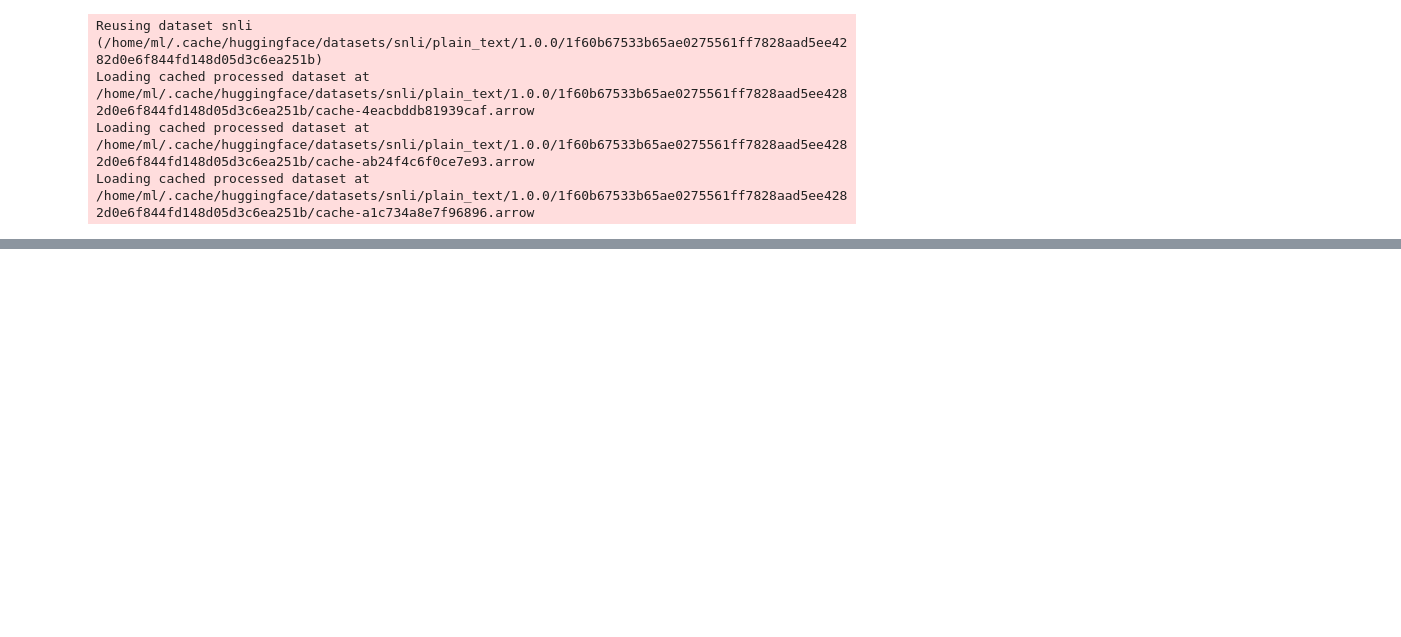
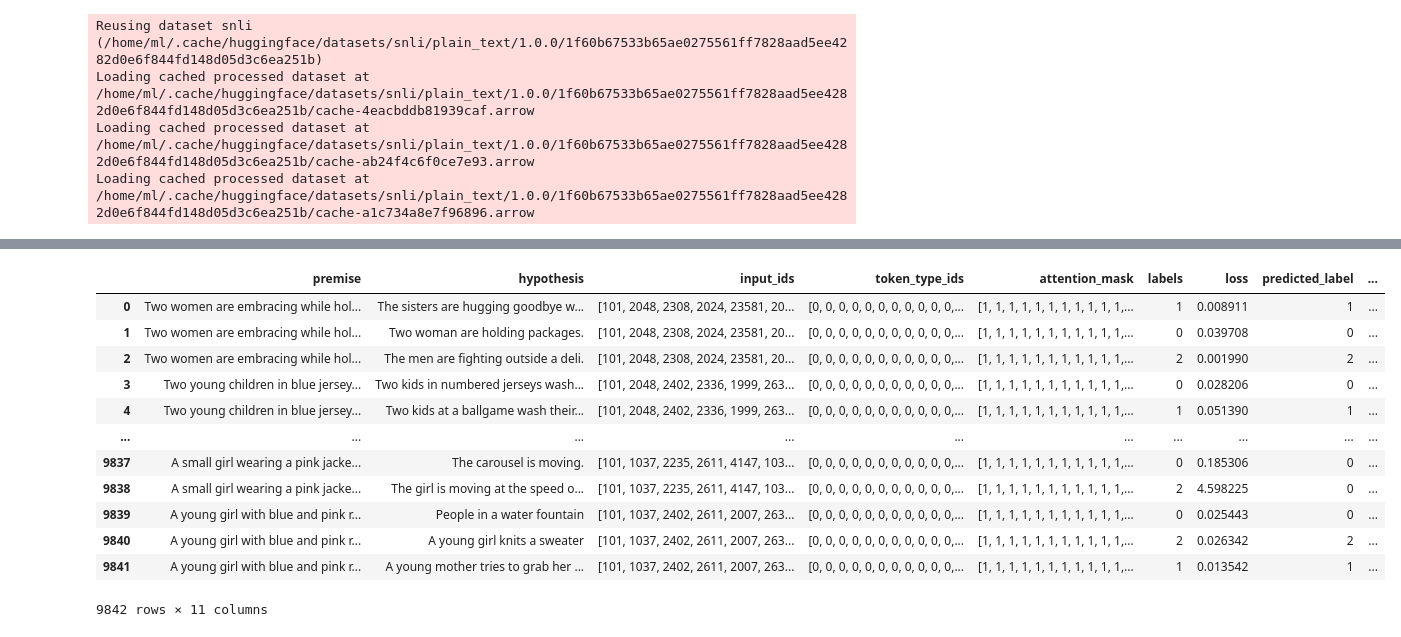
Before and after one commit to Serebryanskiy/nli, a Jupyter notebook: snli.ipynb, the cells around one changed output, grey strips where cells are left out. Cells and saved outputs as stored; diff of their text form; code cells hidden in the pictures; blank space fills up the shorter version.

```diff
--- a/snli.ipynb
+++ b/snli.ipynb
@@ -32,8 +27,8 @@ dataset_name = 'snli_classic/'
 # %% [markdown]
 ## Device check
 # %%
-# device = 'cuda' if torch.cuda.is_available() else 'cpu'
-device = torch.device("cuda:0" if torch.cuda.is_available() else "cpu")
+device = 'cuda' if torch.cuda.is_available() else 'cpu'
+# device = torch.device("cuda:0" if torch.cuda.is_available() else "cpu")
 
 if torch.cuda.is_available():
     print(f'There are {torch.cuda.device_count()} GPU(s) available.')
@@ -157,4 +156,0 @@ eval_dataset_featurized = eval_dataset.map(
-# %%
-for k in eval_dataset_featurized:
-    pass
-    break
@@ -191,0 +163,22 @@ model_inputs
+# %%
+# loss = nn.CrossEntropyLoss()
+model_keys = ['input_ids', 'token_type_ids', 'attention_mask']
+model.to(device)
+eval_samples = []
+attentions = []
+for n, sample in tqdm(enumerate(eval_dataset_featurized), total=len(eval_dataset_featurized)):
+
+    # Change labels depending on whether you're doing NER/Parsing (token classification)
+    # or sentiment classification (sequence classification)
+    # ELECTRA Page linked here: https://huggingface.co/transformers/model_doc/electra.html
+    labels = torch.LongTensor([sample['labels']]).to(device)
+    model_inputs = {k:torch.LongTensor(v).to(device).reshape(1,-1) for k,v in sample.items() if k in model_keys}
+    model_output = model(**model_inputs, labels=labels, output_attentions = True)
+    sample['loss'] = model_output.loss.item()
+    sample['predicted_label'] = model_output.logits[0].argmax().item()
+    for i, logit in enumerate(model_output.logits[0]):
+        sample[f'logit_{i}'] = logit.item()
+
+    # attentions.append([att.detach() for att in  model_output.attentions])
+
+    eval_samples.append(sample)
@@ -191,0 +242,17 @@ model_inputs
+# %%
+eval_df = pd.DataFrame(eval_samples)
+eval_df
+# %% [output]
+|  | premise | hypothesis | input_ids | token_type_ids | attention_mask | labels | loss | predicted_label | ... |
+| 0 | Two women are embracing while hol... | The sisters are hugging goodbye w... | [101, 2048, 2308, 2024, 23581, 20... | [0, 0, 0, 0, 0, 0, 0, 0, 0, 0, 0,... | [1, 1, 1, 1, 1, 1, 1, 1, 1, 1, 1,... | 1 | 0.008911 | 1 | ... |
+| 1 | Two women are embracing while hol... | Two woman are holding packages. | [101, 2048, 2308, 2024, 23581, 20... | [0, 0, 0, 0, 0, 0, 0, 0, 0, 0, 0,... | [1, 1, 1, 1, 1, 1, 1, 1, 1, 1, 1,... | 0 | 0.039708 | 0 | ... |
+| 2 | Two women are embracing while hol... | The men are fighting outside a deli. | [101, 2048, 2308, 2024, 23581, 20... | [0, 0, 0, 0, 0, 0, 0, 0, 0, 0, 0,... | [1, 1, 1, 1, 1, 1, 1, 1, 1, 1, 1,... | 2 | 0.001990 | 2 | ... |
+| 3 | Two young children in blue jersey... | Two kids in numbered jerseys wash... | [101, 2048, 2402, 2336, 1999, 263... | [0, 0, 0, 0, 0, 0, 0, 0, 0, 0, 0,... | [1, 1, 1, 1, 1, 1, 1, 1, 1, 1, 1,... | 0 | 0.028206 | 0 | ... |
+| 4 | Two young children in blue jersey... | Two kids at a ballgame wash their... | [101, 2048, 2402, 2336, 1999, 263... | [0, 0, 0, 0, 0, 0, 0, 0, 0, 0, 0,... | [1, 1, 1, 1, 1, 1, 1, 1, 1, 1, 1,... | 1 | 0.051390 | 1 | ... |
+| ... | ... | ... | ... | ... | ... | ... | ... | ... | ... |
+| 9837 | A small girl wearing a pink jacke... | The carousel is moving. | [101, 1037, 2235, 2611, 4147, 103... | [0, 0, 0, 0, 0, 0, 0, 0, 0, 0, 0,... | [1, 1, 1, 1, 1, 1, 1, 1, 1, 1, 1,... | 0 | 0.185306 | 0 | ... |
+| 9838 | A small girl wearing a pink jacke... | The girl is moving at the speed o... | [101, 1037, 2235, 2611, 4147, 103... | [0, 0, 0, 0, 0, 0, 0, 0, 0, 0, 0,... | [1, 1, 1, 1, 1, 1, 1, 1, 1, 1, 1,... | 2 | 4.598225 | 0 | ... |
+| 9839 | A young girl with blue and pink r... | People in a water fountain | [101, 1037, 2402, 2611, 2007, 263... | [0, 0, 0, 0, 0, 0, 0, 0, 0, 0, 0,... | [1, 1, 1, 1, 1, 1, 1, 1, 1, 1, 1,... | 0 | 0.025443 | 0 | ... |
+| 9840 | A young girl with blue and pink r... | A young girl knits a sweater | [101, 1037, 2402, 2611, 2007, 263... | [0, 0, 0, 0, 0, 0, 0, 0, 0, 0, 0,... | [1, 1, 1, 1, 1, 1, 1, 1, 1, 1, 1,... | 2 | 0.026342 | 2 | ... |
+| 9841 | A young girl with blue and pink r... | A young mother tries to grab her ... | [101, 1037, 2402, 2611, 2007, 263... | [0, 0, 0, 0, 0, 0, 0, 0, 0, 0, 0,... | [1, 1, 1, 1, 1, 1, 1, 1, 1, 1, 1,... | 1 | 0.013542 | 1 | ... |
+9842 rows × 11 columns
```
Also changed, not shown: parts of 29 cells of this notebook.
